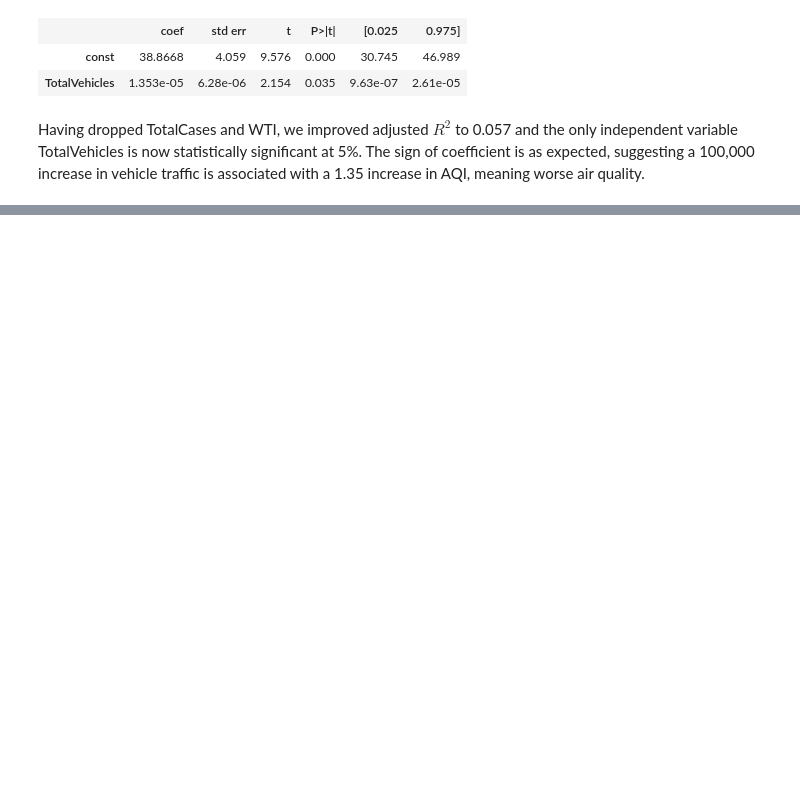
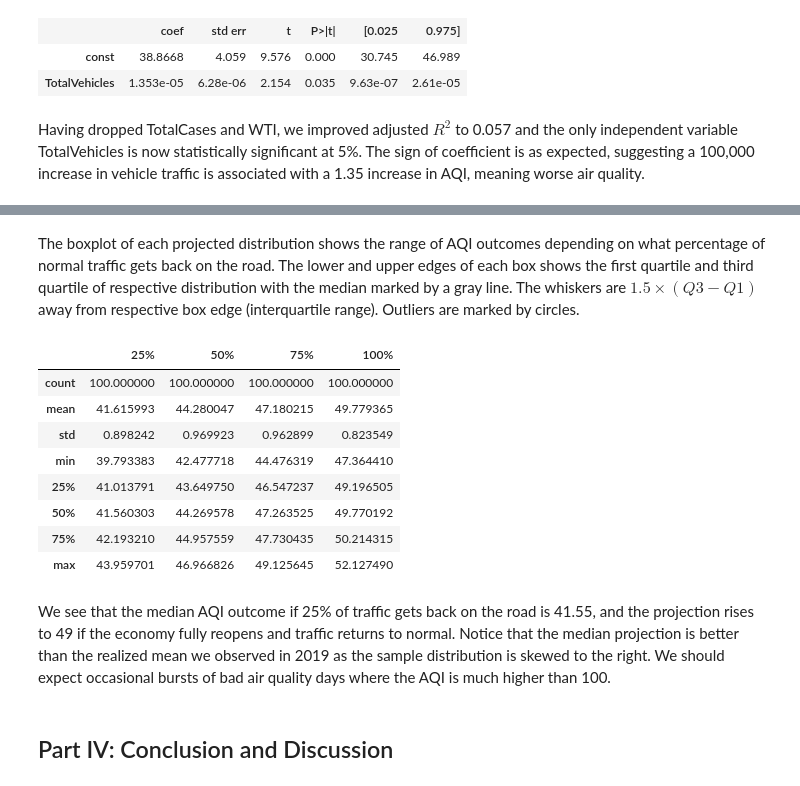
Before and after one commit to tianrunw/big-data-air-pollution, a Jupyter notebook: project/covid19_air_pollution.ipynb, the cells around one changed output, grey strips where cells are left out. Drawn from its saved outputs; the diff is of its cells as text; code cells hidden in the pictures; blank space fills up the shorter version.

```diff
--- a/project/covid19_air_pollution.ipynb
+++ b/project/covid19_air_pollution.ipynb
@@ -513,0 +547,19 @@ http://blog.bharatbhole.com/creating-boxplots-with-matplotlib/
+# %% [markdown]
+The boxplot of each projected distribution shows the range of AQI outcomes depending on what percentage of normal traffic gets back on the road. The lower and upper edges of each box shows the first quartile and third quartile of respective distribution with the median marked by a gray line. The whiskers are $1.5\times(Q3-Q1)$ away from respective box edge (interquartile range). Outliers are marked by circles.
+# %%
+# numeric outcomes
+df_out.describe()
+# %% [output]
+|  | 25% | 50% | 75% | 100% |
+| count | 100.000000 | 100.000000 | 100.000000 | 100.000000 |
+| mean | 41.615993 | 44.280047 | 47.180215 | 49.779365 |
+| std | 0.898242 | 0.969923 | 0.962899 | 0.823549 |
+| min | 39.793383 | 42.477718 | 44.476319 | 47.364410 |
+| 25% | 41.013791 | 43.649750 | 46.547237 | 49.196505 |
+| 50% | 41.560303 | 44.269578 | 47.263525 | 49.770192 |
+| 75% | 42.193210 | 44.957559 | 47.730435 | 50.214315 |
+| max | 43.959701 | 46.966826 | 49.125645 | 52.127490 |
+# %% [markdown]
+We see that the median AQI outcome if 25% of traffic gets back on the road is 41.55, and the projection rises to 49 if the economy fully reopens and traffic returns to normal. Notice that the median projection is better than the realized mean we observed in 2019 as the sample distribution is skewed to the right. We should expect occasional bursts of bad air quality days where the AQI is much higher than 100.
+# %% [markdown]
+## Part IV: Conclusion and Discussion
```
Also changed, not shown: parts of 16 cells of this notebook.
